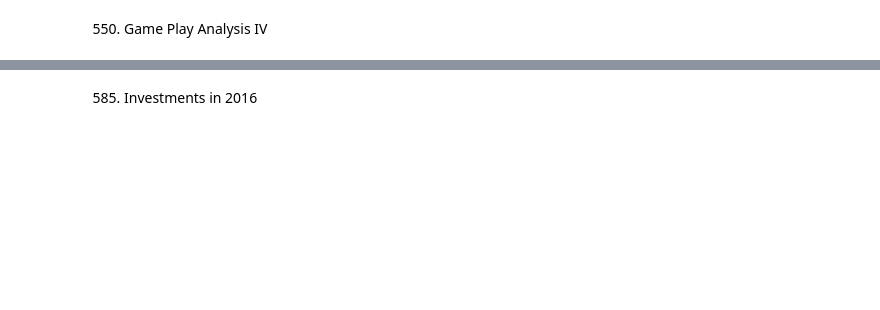
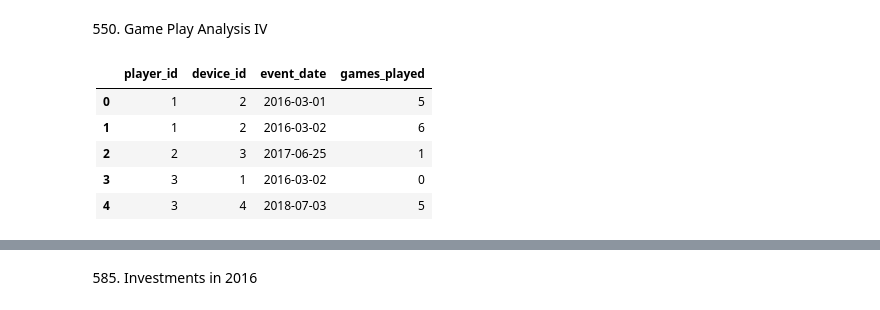
Before and after one commit to Xristos04/Data-Science-Tutorials, a Jupyter notebook: advanced_queries.ipynb, the cells around one changed output, grey strips where cells are left out. Cells and saved outputs as stored; diff of their text form; code cells hidden in the pictures; blank space fills up the shorter version.

```diff
--- a/advanced_queries.ipynb
+++ b/advanced_queries.ipynb
@@ -169,3 +287,19 @@
 # +-----------+
 # Explanation:
 # Only the player with id 1 logged back in after the first day he had logged in so the answer is 1/3 = 0.33
+# %%
+data = {
+    'player_id': [1, 1, 2, 3, 3],
+    'device_id': [2, 2, 3, 1, 4],
+    'event_date': ['2016-03-01', '2016-03-02', '2017-06-25', '2016-03-02', '2018-07-03'],
+    'games_played': [5, 6, 1, 0, 5]}
+
+gm_df = pd.DataFrame(data)
+gm_df
+# %% [output]
+|  | player_id | device_id | event_date | games_played |
+| 0 | 1 | 2 | 2016-03-01 | 5 |
+| 1 | 1 | 2 | 2016-03-02 | 6 |
+| 2 | 2 | 3 | 2017-06-25 | 1 |
+| 3 | 3 | 1 | 2016-03-02 | 0 |
+| 4 | 3 | 4 | 2018-07-03 | 5 |
```
Also changed, not shown: parts of 26 cells of this notebook, 13 other files.
